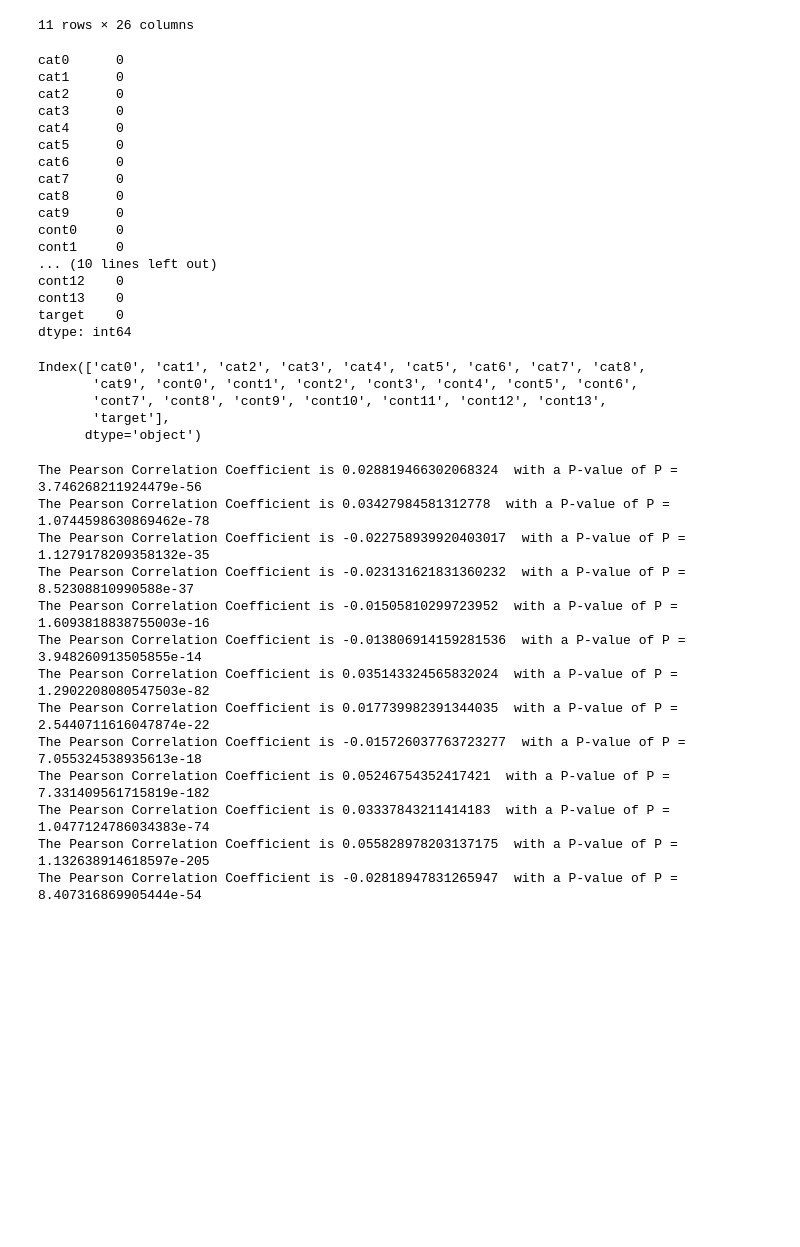
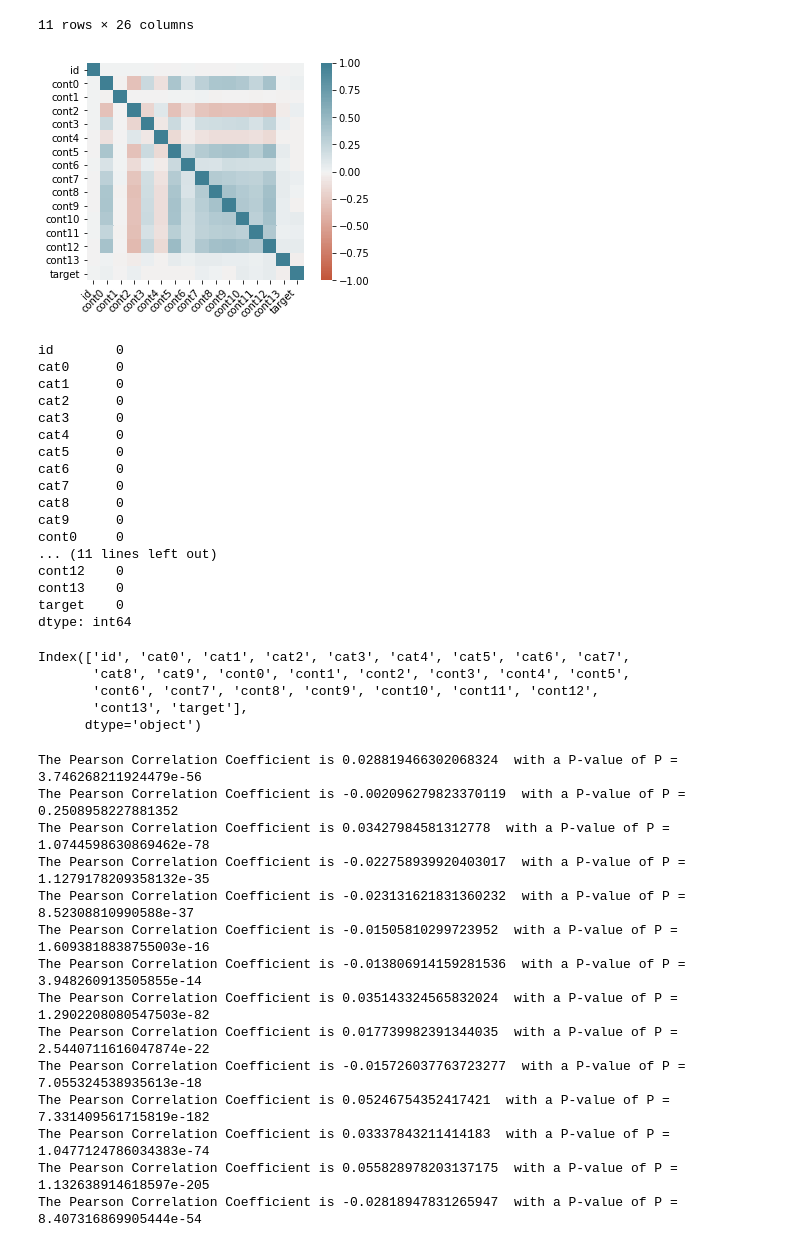
Before and after one commit to aliyusifov99/kaggle-competition, a Jupyter notebook: model_notebook.ipynb, the cells around one changed output. Saved outputs shown, nothing was run; the diff lists cells and outputs as text; code cells hidden in the pictures; blank space fills up the shorter version.

```diff
--- a/model_notebook.ipynb
+++ b/model_notebook.ipynb
@@ -36,12 +38,26 @@ df_train.describe(include='all')
 | 75% | 375226.500000 | NaN | NaN | NaN | NaN | NaN | NaN | NaN | NaN | NaN | ... | ... |
 | max | 499999.000000 | NaN | NaN | NaN | NaN | NaN | NaN | NaN | NaN | NaN | ... | ... |
 11 rows × 26 columns
-# %%
-#drop id column
-df_train.drop(labels='id', axis=1,inplace=True)
+# %%
+#drop id column
+corr = df_train.corr()
+ax = sns.heatmap(
+    corr,
+    vmin=-1, vmax=1, center=0,
+    cmap=sns.diverging_palette(20, 220, n=200),
+    square=True
+)
+ax.set_xticklabels(
+    ax.get_xticklabels(),
+    rotation=45,
+    horizontalalignment='right'
+);
+# %% [output]
+[figure, added]
 # %%
 df_train.isnull().sum()
 # %% [output]
+id        0
 cat0      0
 cat1      0
 cat2      0
@@ -53,8 +69,7 @@ cat7      0
 cat8      0
 cat9      0
 cont0     0
-cont1     0
-... (10 lines left out)
+... (11 lines left out)
 cont12    0
 cont13    0
 target    0
@@ -62,10 +77,10 @@ dtype: int64
 # %%
 df_train.columns
 # %% [output]
-Index(['cat0', 'cat1', 'cat2', 'cat3', 'cat4', 'cat5', 'cat6', 'cat7', 'cat8',
-       'cat9', 'cont0', 'cont1', 'cont2', 'cont3', 'cont4', 'cont5', 'cont6',
-       'cont7', 'cont8', 'cont9', 'cont10', 'cont11', 'cont12', 'cont13',
-       'target'],
+Index(['id', 'cat0', 'cat1', 'cat2', 'cat3', 'cat4', 'cat5', 'cat6', 'cat7',
+       'cat8', 'cat9', 'cont0', 'cont1', 'cont2', 'cont3', 'cont4', 'cont5',
+       'cont6', 'cont7', 'cont8', 'cont9', 'cont10', 'cont11', 'cont12',
+       'cont13', 'target'],
       dtype='object')
 # %%
 X=df_train[['cat0', 'cat1', 'cat2', 'cat3', 'cat4', 'cat5', 'cat6', 'cat7', 'cat8',
@@ -84,6 +99,7 @@ for n in numerical:
     print("The Pearson Correlation Coefficient is", pearson_coef, " with a P-value of P =  ", p_value )
 # %% [output]
 The Pearson Correlation Coefficient is 0.028819466302068324  with a P-value of P =   3.746268211924479e-56
+The Pearson Correlation Coefficient is -0.002096279823370119  with a P-value of P =   0.2508958227881352
 The Pearson Correlation Coefficient is 0.03427984581312778  with a P-value of P =   1.0744598630869462e-78
 The Pearson Correlation Coefficient is -0.022758939920403017  with a P-value of P =   1.1279178209358132e-35
 The Pearson Correlation Coefficient is -0.023131621831360232  with a P-value of P =   8.52308810990588e-37
```
Also changed, not shown: parts of 5 cells of this notebook.
